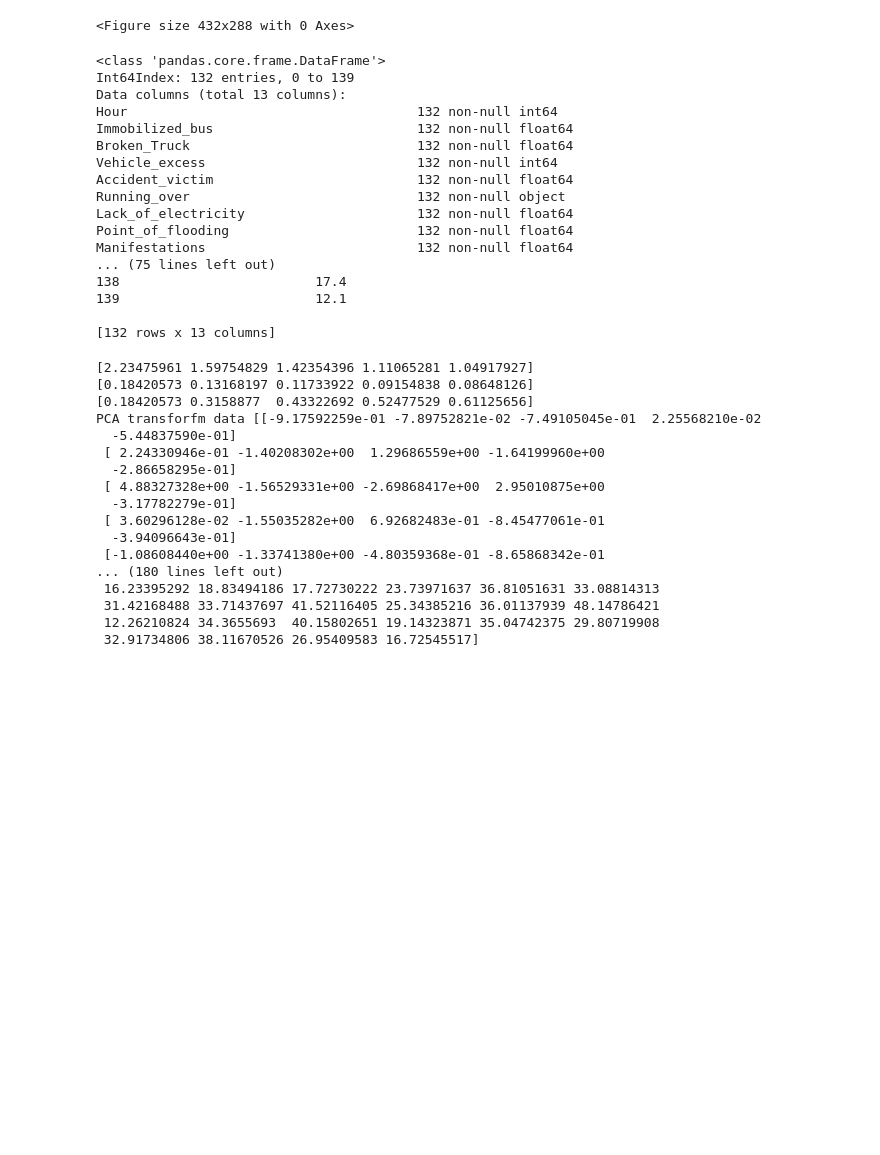
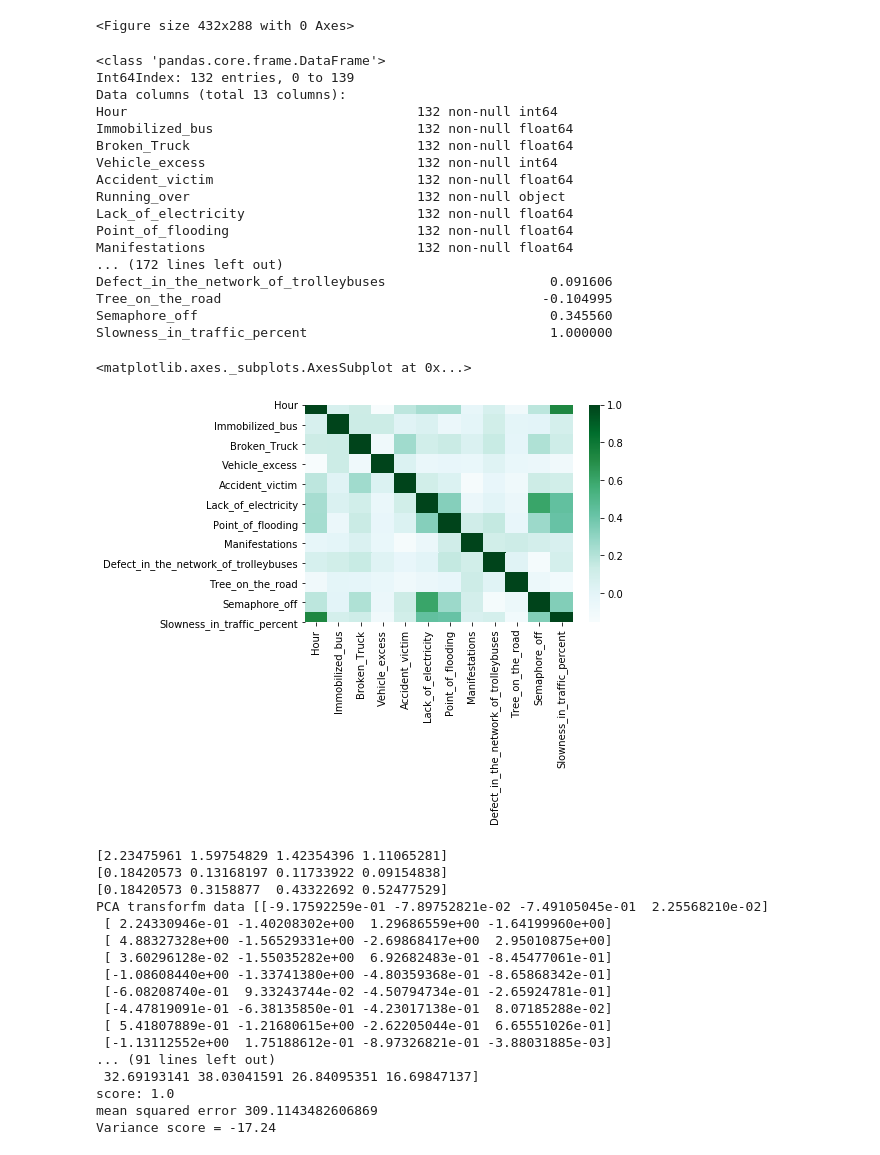
Before and after one commit to bhargavaapoorv/DataScienceOnTraffic, a Jupyter notebook: FE_Project.ipynb, the cells around one changed output. Cells and saved outputs as stored; diff of their text form; code cells hidden in the pictures; blank space fills up the shorter version.

```diff
--- a/FE_Project.ipynb
+++ b/FE_Project.ipynb
@@ -172,43 +173,51 @@ plt.figure()
 # %%
 #Step - remove outlier value
 df = df[df.Broken_Truck < 1000]
 df = df[df.Point_of_flooding < 2000]
 print (df.info())
 
 #Step - Feature Selection
 # Splitting the data into train and
 X = df.drop(['Slowness_in_traffic_percent'],axis=1)
 print (df.info())
 # Putting response variable to y
 y = df['Slowness_in_traffic_percent']
 X_train, X_test, y_train, y_test = train_test_split(X, y, train_size=0.7,test_size=0.3,random_state=100)
+print(df)
+# Corelated features
+correlation_matrix = df.corr()
+print(correlation_matrix)
+sns.heatmap(correlation_matrix, cmap='BuGn')
 
-print(df)
+
+
 #Step - Model building
 # %% [output]
 <class 'pandas.core.frame.DataFrame'>
 Int64Index: 132 entries, 0 to 139
 Data columns (total 13 columns):
 Hour                                     132 non-null int64
 Immobilized_bus                          132 non-null float64
 Broken_Truck                             132 non-null float64
 Vehicle_excess                           132 non-null int64
 Accident_victim                          132 non-null float64
 Running_over                             132 non-null object
 Lack_of_electricity                      132 non-null float64
 Point_of_flooding                        132 non-null float64
 Manifestations                           132 non-null float64
-... (75 lines left out)
-138                         17.4
-139                         12.1
-
-[132 rows x 13 columns]
+... (172 lines left out)
+Defect_in_the_network_of_trolleybuses                     0.091606
+Tree_on_the_road                                         -0.104995
+Semaphore_off                                             0.345560
+Slowness_in_traffic_percent                               1.000000
+<matplotlib.axes._subplots.AxesSubplot at 0x...>
+[figure, added]
 # %%
 #print(df.isna().any())
 
 X_train = StandardScaler().fit_transform(X_train) # normalizing the features
 
-pca = PCA(n_components=5)
+pca = PCA(n_components=4)
 pca.fit(X_train)
 print(pca.explained_variance_)
 print(pca.explained_variance_ratio_)
@@ -234,21 +243,25 @@ print('Intercept = Theta0 = ', model1.intercept_)
 y_predicted = model1.predict(X_test_transformed)
 
 print ("predicted slowness value", y_predicted)
+
+print("score:",model1.score(X_test_transformed, y_predicted))
+print("mean squared error",mean_squared_error(y_test, y_predicted))
+print('Variance score = %.2f' % r2_score(y_test, y_predicted))
 # %% [output]
-[2.23475961 1.59754829 1.42354396 1.11065281 1.04917927]
-[0.18420573 0.13168197 0.11733922 0.09154838 0.08648126]
-[0.18420573 0.3158877  0.43322692 0.52477529 0.61125656]
-PCA transforfm data [[-9.17592259e-01 -7.89752821e-02 -7.49105045e-01  2.25568210e-02
-  -5.44837590e-01]
- [ 2.24330946e-01 -1.40208302e+00  1.29686559e+00 -1.64199960e+00
-  -2.86658295e-01]
- [ 4.88327328e+00 -1.56529331e+00 -2.69868417e+00  2.95010875e+00
-  -3.17782279e-01]
- [ 3.60296128e-02 -1.55035282e+00  6.92682483e-01 -8.45477061e-01
-  -3.94096643e-01]
- [-1.08608440e+00 -1.33741380e+00 -4.80359368e-01 -8.65868342e-01
-... (180 lines left out)
- 16.23395292 18.83494186 17.72730222 23.73971637 36.81051631 33.08814313
- 31.42168488 33.71437697 41.52116405 25.34385216 36.01137939 48.14786421
- 12.26210824 34.3655693  40.15802651 19.14323871 35.04742375 29.80719908
- 32.91734806 38.11670526 26.95409583 16.72545517]
+[2.23475961 1.59754829 1.42354396 1.11065281]
+[0.18420573 0.13168197 0.11733922 0.09154838]
+[0.18420573 0.3158877  0.43322692 0.52477529]
+PCA transforfm data [[-9.17592259e-01 -7.89752821e-02 -7.49105045e-01  2.25568210e-02]
+ [ 2.24330946e-01 -1.40208302e+00  1.29686559e+00 -1.64199960e+00]
+ [ 4.88327328e+00 -1.56529331e+00 -2.69868417e+00  2.95010875e+00]
+ [ 3.60296128e-02 -1.55035282e+00  6.92682483e-01 -8.45477061e-01]
+ [-1.08608440e+00 -1.33741380e+00 -4.80359368e-01 -8.65868342e-01]
+ [-6.08208740e-01  9.33243744e-02 -4.50794734e-01 -2.65924781e-01]
+ [-4.47819091e-01 -6.38135850e-01 -4.23017138e-01  8.07185288e-02]
+ [ 5.41807889e-01 -1.21680615e+00 -2.62205044e-01  6.65551026e-01]
+ [-1.13112552e+00  1.75188612e-01 -8.97326821e-01 -3.88031885e-03]
+... (91 lines left out)
+ 32.69193141 38.03041591 26.84095351 16.69847137]
+score: 1.0
+mean squared error 309.1143482606869
+Variance score = -17.24
```
Also changed, not shown: parts of 1 cell of this notebook.
